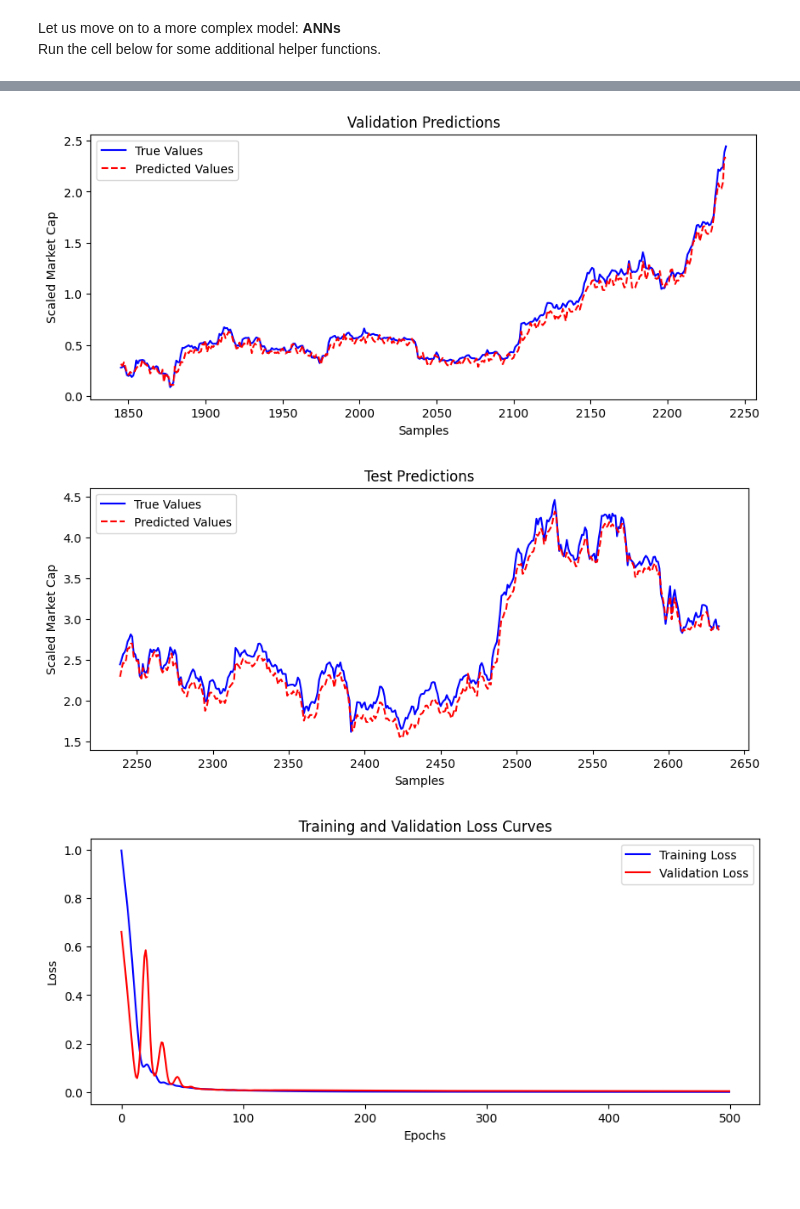
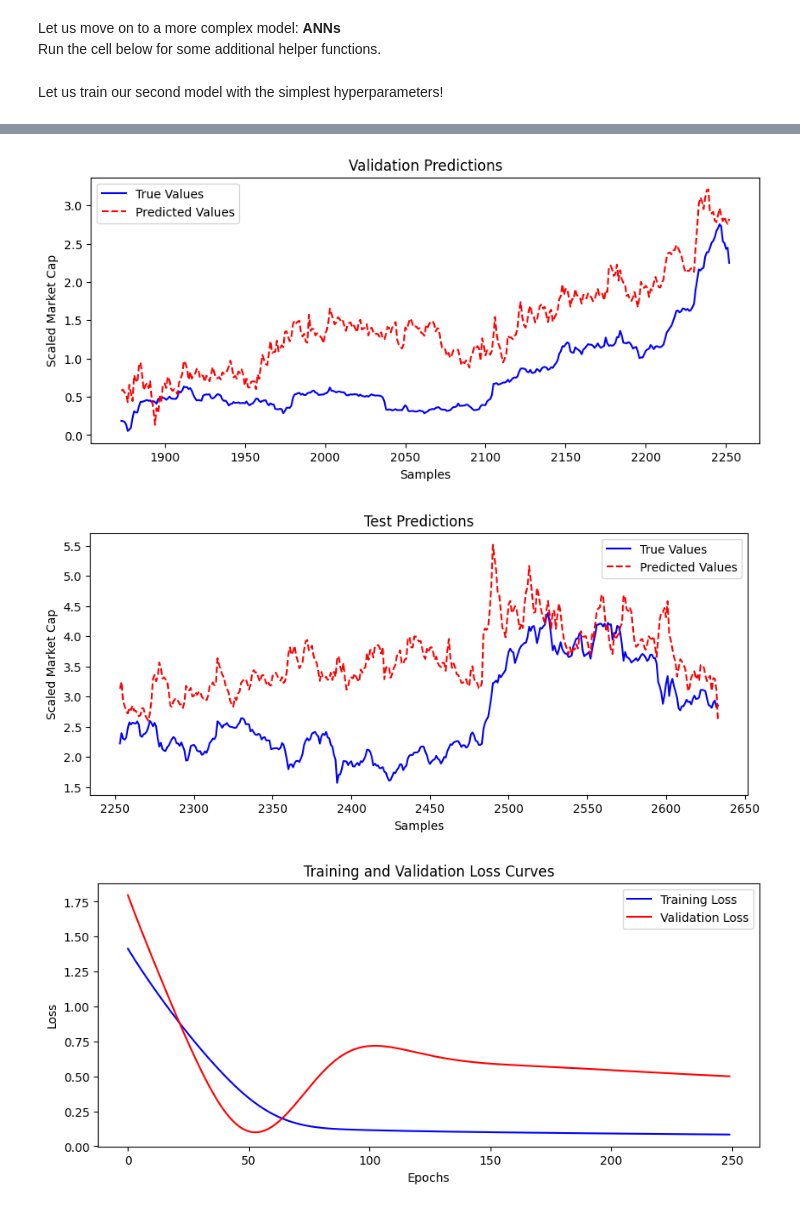
Before and after one commit to KhalilGarali/Crypto-MarketCap-Forecast-Based-On-SP500, a Jupyter notebook: main.ipynb, the cells around one changed output, grey strips where cells are left out. Drawn from its saved outputs; the diff is of its cells as text; code cells hidden in the pictures; blank space fills up the shorter version.

```diff
--- a/main.ipynb
+++ b/main.ipynb
@@ -437,9 +438,9 @@ def add_rolling_statistics(df: pd.DataFrame, window: int = 9) -> pd.DataFrame:
     Returns:
         pd.DataFrame: DataFrame with added rolling statistics.
     """
+    df['Market_Cap_STD'] = df['Crypto_Market_Cap'].rolling(window=window).std()
     df['SP500_EMA'] = df['S&P500_Close'].ewm(span=window, adjust=False).mean()
-    df['Market_Cap_STD'] = df['Crypto_Market_Cap'].rolling(window=window).std()
-    windows = [20, 50, 100, 200]
+    windows = [20, 50, 100]
     for w in windows:
         df[f'SP500_SMA_{w}'] = df['S&P500_Close'].rolling(window=w).mean()
     return df
@@ -456,7 +457,7 @@ def add_lag_features(df: pd.DataFrame, lag: int = 1) -> pd.DataFrame:
     Returns:
         pd.DataFrame: DataFrame with added lag features.
     """
-    df['Lagged_Market_Cap'] = df['Crypto_Market_Cap'].shift(lag)
+    # df['Lagged_Market_Cap'] = df['Crypto_Market_Cap'].shift(lag)
     df['Lagged_VIX_Close'] = df['VIX_Close'].shift(lag)
     df['Lagged_S&P500_Close'] = df['S&P500_Close'].shift(lag)
 
@@ -480,7 +481,7 @@ def add_crypto_percent_change(df: pd.DataFrame) -> pd.DataFrame:
 # %%
 # Add all features to the DataFrame
 main_df = add_seasonal_features(main_df, 'Date')
-main_df = add_rolling_statistics(main_df, window=7)
+main_df = add_rolling_statistics(main_df)
 main_df = add_lag_features(main_df, lag=1)
 main_df = add_crypto_percent_change(main_df)
 
@@ -890,30 +934,35 @@ def train_model(
     return train_losses, val_losses
 # %%
 class ANNCryptoMarketCapPredictor(nn.Module):
-    def __init__(self, input_size: int, output_size: int = 1):
+    def __init__(self, input_size: int, output_size: int = 1, dropout_rate: float = 0.0) -> None:
         super().__init__()
+        self.dropout_rate = dropout_rate
+        self.dropout = nn.Dropout(dropout_rate)
         self.model = nn.Sequential(
-            nn.Linear(input_size, 128),
+            nn.Linear(input_size, 8),
             nn.ReLU(),
-            nn.Linear(128, 64),
-            nn.ReLU(),
-            nn.Linear(64, 32),
-            nn.ReLU(),
-            nn.Linear(32, output_size)
+            # nn.Linear(128, 64),
+            # nn.ReLU(),
+            # nn.Linear(32, 8),
+            # nn.ReLU(),
+            nn.Linear(8, output_size)
         )
 
     def forward(self, x: torch.Tensor) -> torch.Tensor:
+        x = self.dropout(x)
         return self.model(x)
+# %% [markdown]
+Let us train our second model with the simplest hyperparameters!
 # %%
 # Hyperparameters
 input_size = X_train.shape[1]
 lr = 0.001
-epochs = 500
+epochs = 250
 
 # Initialize model
-model = ANNCryptoMarketCapPredictor(input_size)
+vanilla_ANN_model = ANNCryptoMarketCapPredictor(input_size)
 criterion = nn.MSELoss()
-optimizer = optim.Adam(model.parameters(), lr=lr)
+optimizer = optim.Adam(vanilla_ANN_model.parameters(), lr=lr)
 
 # Convert data to tensors
 X_train_tensor = torch.tensor(X_train, dtype=torch.float32)
@@ -923,18 +972,19 @@ y_val_tensor = torch.tensor(y_val, dtype=torch.float32)
 X_test_tensor = torch.tensor(X_test, dtype=torch.float32)
 y_test_tensor = torch.tensor(y_test, dtype=torch.float32)
 
+
 train_losses, val_losses = train_model(
-    model, criterion, optimizer,
+    vanilla_ANN_model, criterion, optimizer,
     X_train_tensor, y_train_tensor,
     X_val_tensor, y_val_tensor,
-    epochs
+    epochs, print_every=50
 )
 
-model.eval()
+vanilla_ANN_model.eval()
 with torch.no_grad():
-    train_pred = model(X_train_tensor)
-    val_pred = model(X_val_tensor)
-    test_pred = model(X_test_tensor)
+    train_pred = vanilla_ANN_model(X_train_tensor)
+    val_pred = vanilla_ANN_model(X_val_tensor)
+    test_pred = vanilla_ANN_model(X_test_tensor)
 
     train_metrics = evaluate_model(y_train_tensor.detach().numpy(), train_pred)
     val_metrics = evaluate_model(y_val_tensor.detach().numpy(), val_pred)
@@ -972,3 +1022,3 @@ Epoch [500/500] ==> Train Loss: 0.0004, Val Loss: 0.0039
-[figure, old version]
+[figure, new version]
-[figure, old version]
+[figure, new version]
-[figure, old version]
+[figure, new version]
```
Also changed, not shown: parts of 18 cells of this notebook.
